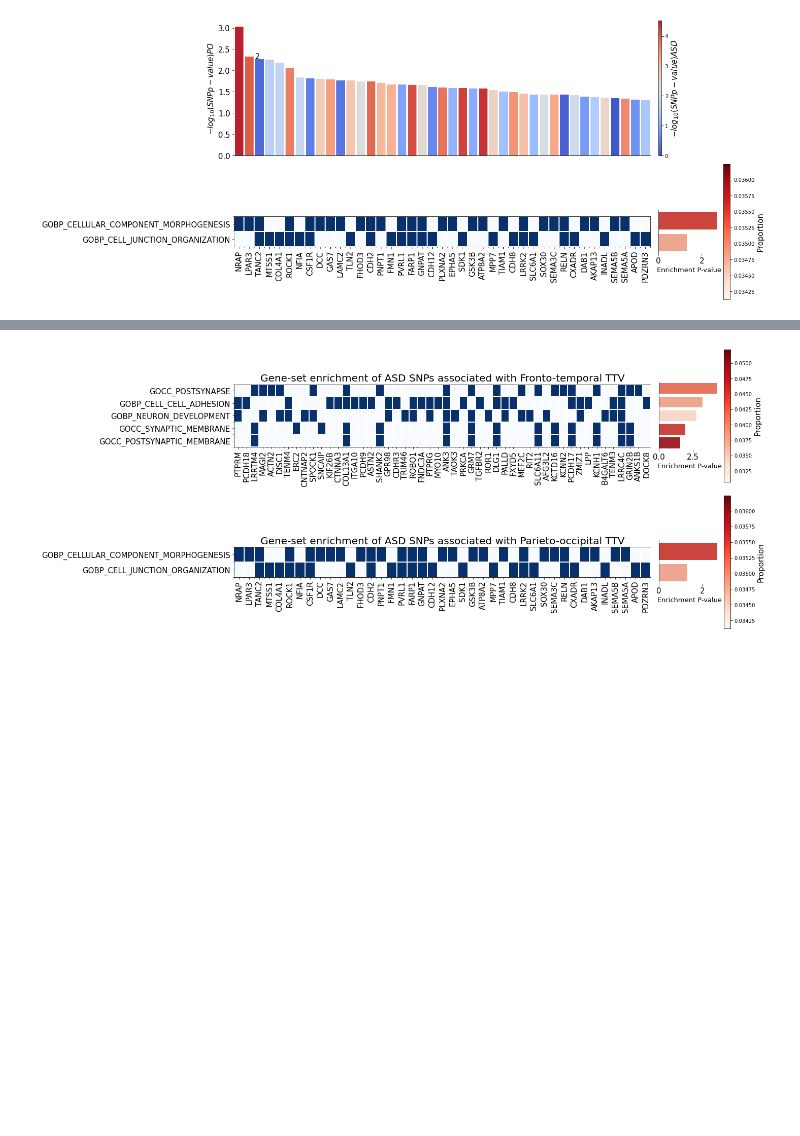
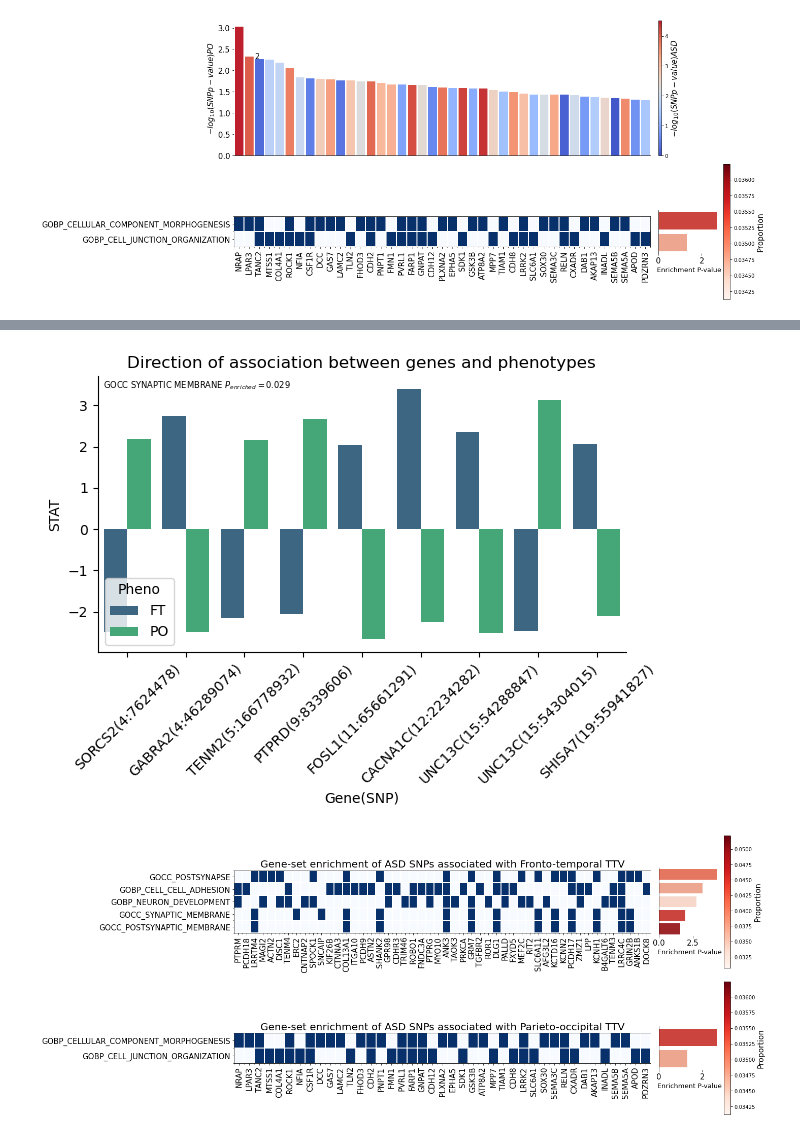
Before and after one commit to lehai-ml/dHCP_genetics, a Jupyter notebook: notebook_results/asd/8_Stability_tests.ipynb, the cells around one changed output, grey strips where cells are left out. Drawn from its saved outputs; the diff is of its cells as text; code cells hidden in the pictures; blank space fills up the shorter version.

```diff
--- a/notebook_results/asd/8_Stability_tests.ipynb
+++ b/notebook_results/asd/8_Stability_tests.ipynb
@@ -305,6 +333,7 @@ FT_snp_list
 # %%
 FT_best_genes = FT_SNPs_univar.merge(FT_snp_list,left_on='SNP',right_on='SNP_ID')
 PO_best_genes = PO_SNPs_univar.merge(PO_snp_list,left_on='SNP',right_on='SNP_ID')
+combined_best_genes = FT_best_genes.merge(PO_best_genes,on=['SNP'],suffixes=['_FT_vol','_PO_vol'])
 # %%
 FT_best_genes['Genes_Name'] = FT_best_genes['Genes_Name'].apply(lambda x: x[0])
 FT_gene_list['NAME'] = FT_gene_list['NAME'].apply(lambda x: x[0])
@@ -319,6 +348,19 @@ PO_gene_list['NAME'] = PO_gene_list['NAME'].apply(lambda x: x[0])
 PO_best_genes = PO_best_genes.merge(PO_gene_list[['NAME','N_SNP']],left_on=['Genes_Name'],right_on=['NAME'])
 
 PO_best_res = PO_best_res.reset_index()
+# %%
+combined_best_genes['Genes_Name'] = combined_best_genes['Genes_Name'].apply(lambda x: x[0])
+combined_gene_list['NAME'] = combined_gene_list['NAME'].apply(lambda x: x[0])
+
+combined_best_genes = combined_best_genes.merge(combined_gene_list[['NAME','N_SNP']],left_on=['Genes_Name'],right_on=['NAME'])
+
+common_best_res = common_best_res.reset_index()
+# %%
+combined_best_genes['Genes_Name'] = combined_best_genes['Genes_Name_FT_volcombined_best_genes = combined_best_genes.merge(combined_gene_list[['NAME','N_SNP']],left_on=['Genes_Name'],right_on=['NAME'])
+common_best_res = common_best_res.reset_index()'].apply(lambda x: x[0])
+combined_gene_list['NAME'] = combined_gene_list['NAME'].apply(lambda x: x[0])
+combined_best_genes = combined_best_genes.merge(combined_gene_list[['NAME','N_SNP']],left_on=['Genes_Name'],right_on=['NAME'])
+common_best_res = common_best_res.reset_index()
 # %%
 from mpl_toolkits.axes_grid1 import make_axes_locatable
 
@@ -505,3 +552,31 @@ fig.savefig('../../dataset/preprocessed_dataset/asd/output_plot/PO_heatmap_with_
+# %%
+heatmap,all_genes,gene_sets = visualisation.Geneset.create_heatmap(common_best_res,
+                                                         genes_set_column = 'GeneSet',
+                                                         genes_list_column = 'genes',
+                                                         gene_table = combined_best_genes,
+                                                         top = 50,
+                                                         ordered_by = 'P_PO_vol',
+                                                         gene_table_gene_name='Genes_Name'
+                                                        )
+common_genes = combined_best_genes.loc[combined_best_genes['NAME'].isin(all_genes)][['SNP','STAT_FT_vol','P_FT_vol','STAT_PO_vol','P_PO_vol','P_ASD_FT_vol','NAME','N_SNP']]
+
+common_genes['Gene(SNP)'] = common_genes['NAME'] + '(' + common_genes['SNP'] + ')'
+
+common_genes = common_genes[['Gene(SNP)','STAT_FT_vol','STAT_PO_vol']].set_index('Gene(SNP)').unstack().reset_index()
+common_genes['Pheno'] = ['FT' if i == 'STAT_FT_vol' else 'PO' for i in common_genes['level_0']]
+common_genes = common_genes.rename(columns={0:'STAT'})
+common_genes = common_genes.drop(columns='level_0')
+# %%
+fig,ax=plt.subplots(1,1)
+sns.barplot(x='Gene(SNP)',y='STAT',hue='Pheno',data=common_genes,ax=ax,palette='viridis')
+ax.tick_params(axis='x',rotation=45)
+sns.despine(top=True)
+ax.set_title('Direction of association between genes and phenotypes')
+ax.text(0.01, 0.99, 'GOCC SYNAPTIC MEMBRANE $P_{enriched}=0.029$', transform=ax.transAxes, fontsize=6, va='top')
+plt.tight_layout()
+fig.savefig('combined_genes_stat_plot.pdf')
+# %% [output]
+[figure, added]
 # %%
 from mpl_toolkits.axes_grid1 import make_axes_locatable
 
```
Also changed, not shown: parts of 5 cells of this notebook.
